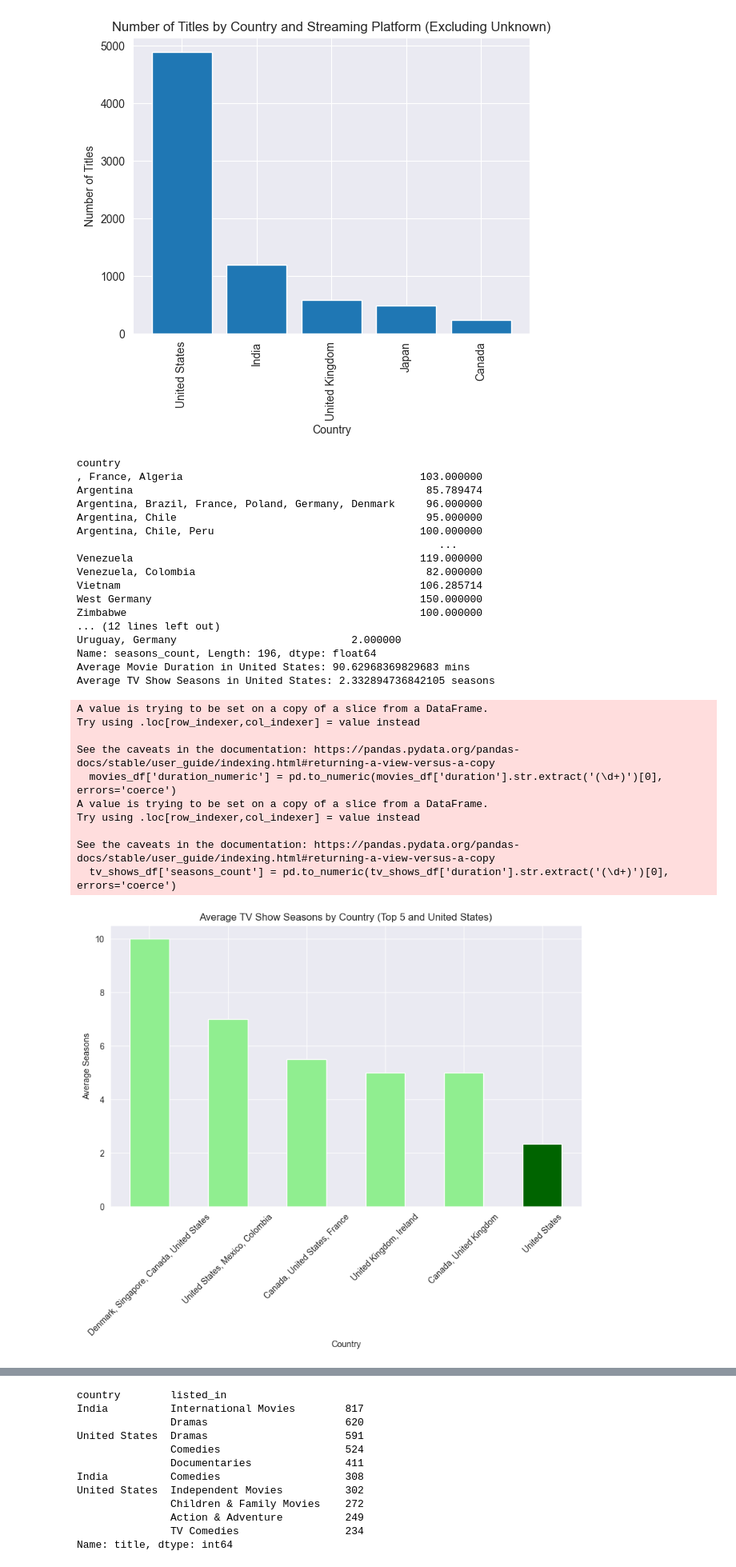
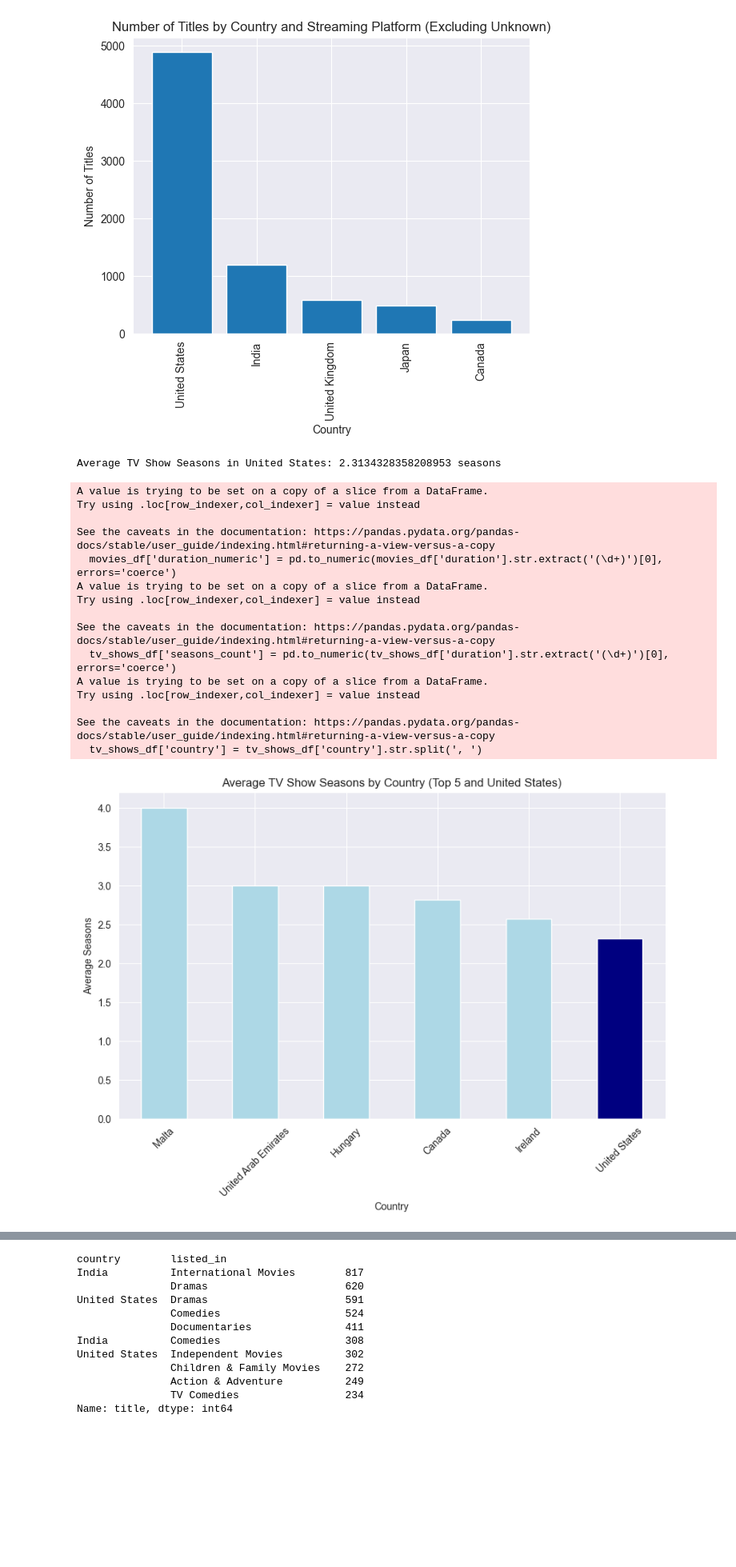
Before and after one commit to Arleee1/Zuckflix, a Jupyter notebook: MetaDataAnalysis.ipynb, the cells around one changed output, grey strips where cells are left out. Shown: that part at 80% size. Cells and saved outputs as stored; diff of their text form; code cells hidden in the pictures; blank space fills up the shorter version.

Commit message:
fix multiple countries in average tv show seasons by country

```diff
--- a/MetaDataAnalysis.ipynb
+++ b/MetaDataAnalysis.ipynb
@@ -292,85 +292,57 @@ plt.show()
 # %% [output]
 [figure]
 # %%
-movies_df = df[df['type'] == 'Movie']
 tv_shows_df = df[df['type'] == 'TV Show']
 
+# Convert movie durations to numeric
 movies_df['duration_numeric'] = pd.to_numeric(movies_df['duration'].str.extract('(\d+)')[0], errors='coerce')
-average_movie_duration = movies_df.groupby('country')['duration_numeric'].mean()
+
+# Convert TV show seasons to numeric
 tv_shows_df['seasons_count'] = pd.to_numeric(tv_shows_df['duration'].str.extract('(\d+)')[0], errors='coerce')
-average_tv_shows_duration = tv_shows_df.groupby('country')['seasons_count'].mean()
-print(average_movie_duration)
-print(average_tv_shows_duration)
 
+# Handle multiple countries for TV shows
+tv_shows_df['country'] = tv_shows_df['country'].str.split(', ')
+exploded_tv_shows_df = tv_shows_df.explode('country')
 
-us_average_movie_duration = average_movie_duration.get('United States', 'Not Available')
-print("Average Movie Duration in United States:", us_average_movie_duration, "mins")
+# Calculate the average number of seasons per country for TV shows
+average_tv_shows_duration = exploded_tv_shows_df.groupby('country')['seasons_count'].mean()
 
+# Get average TV show seasons for the United States
 us_average_tv_shows_seasons = average_tv_shows_duration.get('United States', 'Not Available')
 print("Average TV Show Seasons in United States:", us_average_tv_shows_seasons, "seasons")
 
-
-# Select top 5 countries
-top_5_tv_show_durations = average_tv_shows_duration.sort_values(ascending=False).head(5)
-
-# If United States is not in the top 5, add it separately
-if 'United States' not in top_5_tv_show_durations:
-    us_duration = pd.Series(average_tv_shows_duration['United States'], index=['United States'])
-    top_5_tv_show_durations = pd.concat([top_5_tv_show_durations, us_duration])
-
-# Plotting
-plt.figure(figsize=(10, 6))
-top_5_tv_show_durations.plot(kind='bar', color=['lightgreen' if country != 'United States' else 'darkgreen' for country in top_5_tv_show_durations.index])
-
-plt.title('Average TV Show Seasons by Country (Top 5 and United States)')
-plt.xlabel('Country')
-plt.ylabel('Average Seasons')
-plt.xticks(rotation=45)
-plt.show()
-
-
+# Select top 5 countries based on average TV show seasons
 top_5_tv_shows_durations = average_tv_shows_duration.sort_values(ascending=False).head(5)
 
 # If United States is not in the top 5, add it separately
-if 'United States' not in top_5_tv_shows_durations:
+if 'United States' not in top_5_tv_shows_durations.index:
     us_tv_shows_duration = pd.Series(average_tv_shows_duration.get('United States', 'Not Available'), index=['United States'])
     top_5_tv_shows_durations = pd.concat([top_5_tv_shows_durations, us_tv_shows_duration])
 
-# Plotting
+# Plotting only the second graph for TV shows
 plt.figure(figsize=(10, 6))
 top_5_tv_shows_durations.plot(kind='bar', color=['lightblue' if country != 'United States' else 'navy' for country in top_5_tv_shows_durations.index])
 
 plt.title('Average TV Show Seasons by Country (Top 5 and United States)')
 plt.xlabel('Country')
 plt.ylabel('Average Seasons')
 plt.xticks(rotation=45)
 plt.show()
 # %% [output]
-country
-, France, Algeria                                      103.000000
-Argentina                                               85.789474
-Argentina, Brazil, France, Poland, Germany, Denmark     96.000000
-Argentina, Chile                                        95.000000
-Argentina, Chile, Peru                                 100.000000
-                                                          ...
-Venezuela                                              119.000000
-Venezuela, Colombia                                     82.000000
-Vietnam                                                106.285714
-West Germany                                           150.000000
-Zimbabwe                                               100.000000
-... (12 lines left out)
-Uruguay, Germany                            2.000000
-Name: seasons_count, Length: 196, dtype: float64
-Average Movie Duration in United States: 90.62968369829683 mins
-Average TV Show Seasons in United States: 2.332894736842105 seasons
+Average TV Show Seasons in United States: 2.3134328358208953 seasons
 A value is trying to be set on a copy of a slice from a DataFrame.
 Try using .loc[row_indexer,col_indexer] = value instead
 
 See the caveats in the documentation: https://pandas.pydata.org/pandas-docs/stable/user_guide/indexing.html#returning-a-view-versus-a-copy
   movies_df['duration_numeric'] = pd.to_numeric(movies_df['duration'].str.extract('(\d+)')[0], errors='coerce')
 A value is trying to be set on a copy of a slice from a DataFrame.
 Try using .loc[row_indexer,col_indexer] = value instead
 
 See the caveats in the documentation: https://pandas.pydata.org/pandas-docs/stable/user_guide/indexing.html#returning-a-view-versus-a-copy
   tv_shows_df['seasons_count'] = pd.to_numeric(tv_shows_df['duration'].str.extract('(\d+)')[0], errors='coerce')
+A value is trying to be set on a copy of a slice from a DataFrame.
+Try using .loc[row_indexer,col_indexer] = value instead
+
+See the caveats in the documentation: https://pandas.pydata.org/pandas-docs/stable/user_guide/indexing.html#returning-a-view-versus-a-copy
+  tv_shows_df['country'] = tv_shows_df['country'].str.split(', ')
-[figure, old version]
+[figure, new version]
```
Also changed, not shown: parts of 1 cell of this notebook.
